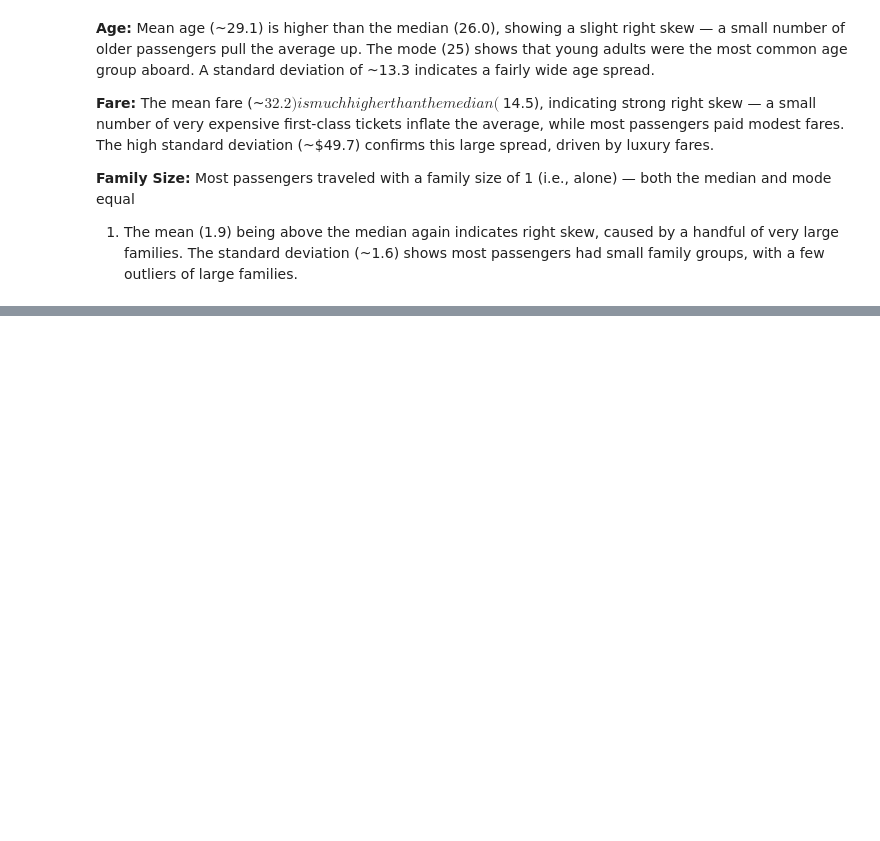
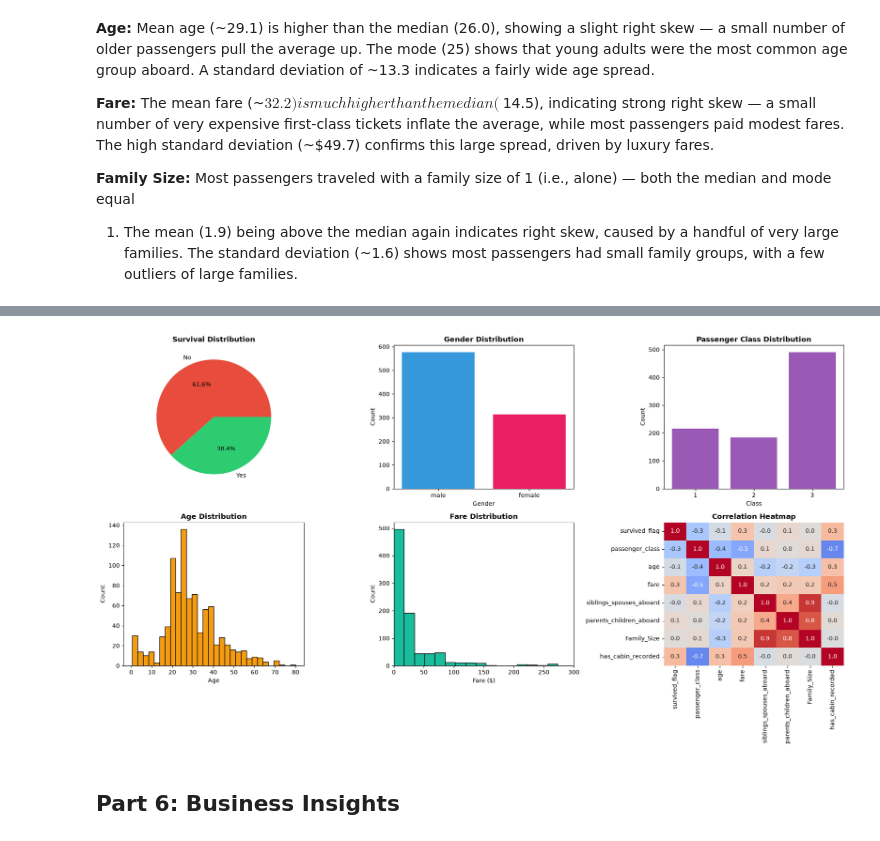
Before and after one commit to Aneesa254/Titanic-EDA-Weekly-Project, a Jupyter notebook: Titanic_EDA.ipynb, the cells around one changed output, grey strips where cells are left out. Saved outputs shown, nothing was run; the diff lists cells and outputs as text; code cells hidden in the pictures; blank space fills up the shorter version.

Commit message:
ALL parts done

```diff
--- a/Titanic_EDA.ipynb
+++ b/Titanic_EDA.ipynb
@@ -778,0 +783,52 @@ families.
+# %%
+fig, axes = plt.subplots(2, 3, figsize=(18, 10))
+#Creates 2 rows and 3 columns, giving you 6 chart areas
+
+### Survival distribution
+axes[0,0].pie(df['survived'].value_counts(), labels=df['survived'].value_counts().index,
+              autopct='%1.1f%%', colors=['#e74c3c','#2ecc71'])
+#Creates a pie chart showing the percentage of passengers who survived vs. did not survive
+axes[0,0].set_title('Survival Distribution', fontweight='bold')
+
+### Gender distribution
+sex_counts = df['sex'].value_counts()
+#Counts the number of male and female passengers
+axes[0,1].bar(sex_counts.index, sex_counts.values, color=['#3498db','#e91e63'])
+#Creates a bar chart showing the number of male and female passengers
+axes[0,1].set_title('Gender Distribution', fontweight='bold')
+axes[0,1].set_xlabel('Gender'); axes[0,1].set_ylabel('Count')
+
+### Class distribution
+class_counts = df['passenger_class'].value_counts().sort_index()
+#Counts passengers in each class and sorts them in order
+axes[0,2].bar(class_counts.index.astype(str), class_counts.values, color='#9b59b6')
+#reates a bar chart showing the number of passengers in 1st, 2nd, and 3rd class
+axes[0,2].set_title('Passenger Class Distribution', fontweight='bold')
+axes[0,2].set_xlabel('Class'); axes[0,2].set_ylabel('Count')
+
+### Age distribution
+axes[1,0].hist(df['age'], bins=30, color='#f39c12', edgecolor='black')
+#Creates a histogram showing how passenger ages are distributed
+axes[1,0].set_title('Age Distribution', fontweight='bold')
+axes[1,0].set_xlabel('Age'); axes[1,0].set_ylabel('Count')
+
+### Fare distribution
+axes[1,1].hist(df['fare'], bins=30, color='#1abc9c', edgecolor='black')
+#Creates a histogram showing the distribution of ticket fares
+axes[1,1].set_title('Fare Distribution', fontweight='bold')
+axes[1,1].set_xlabel('Fare ($)'); axes[1,1].set_ylabel('Count')
+axes[1,1].set_xlim(0, 300)
+
+### Correlation heatmap (mini)
+sns.heatmap(corr, annot=True, fmt='.1f', cmap='coolwarm', center=0, ax=axes[1,2], cbar=False)
+#Creates a correlation heatmap in the last chart area
+axes[1,2].set_title('Correlation Heatmap', fontweight='bold')
+
+plt.tight_layout()
+#Automatically adjusts spacing between the six charts so they don't overlap
+plt.show()
+#Displays the complete 2 × 3 dashboard
+# %% [output]
+[figure, added]
+# %% [markdown]
+## Part 6: Business Insights
```
Also changed, not shown: parts of 10 cells of this notebook.
